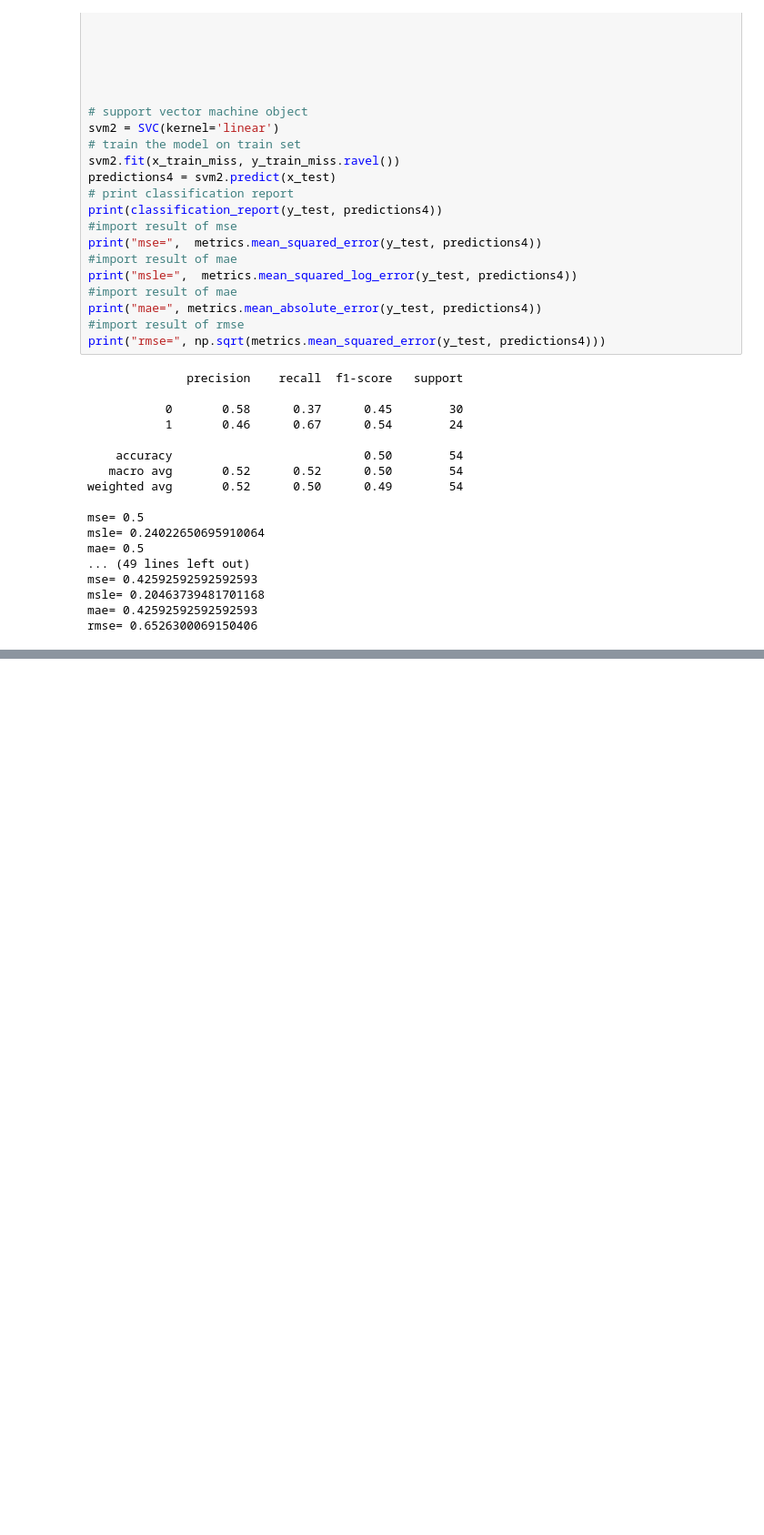
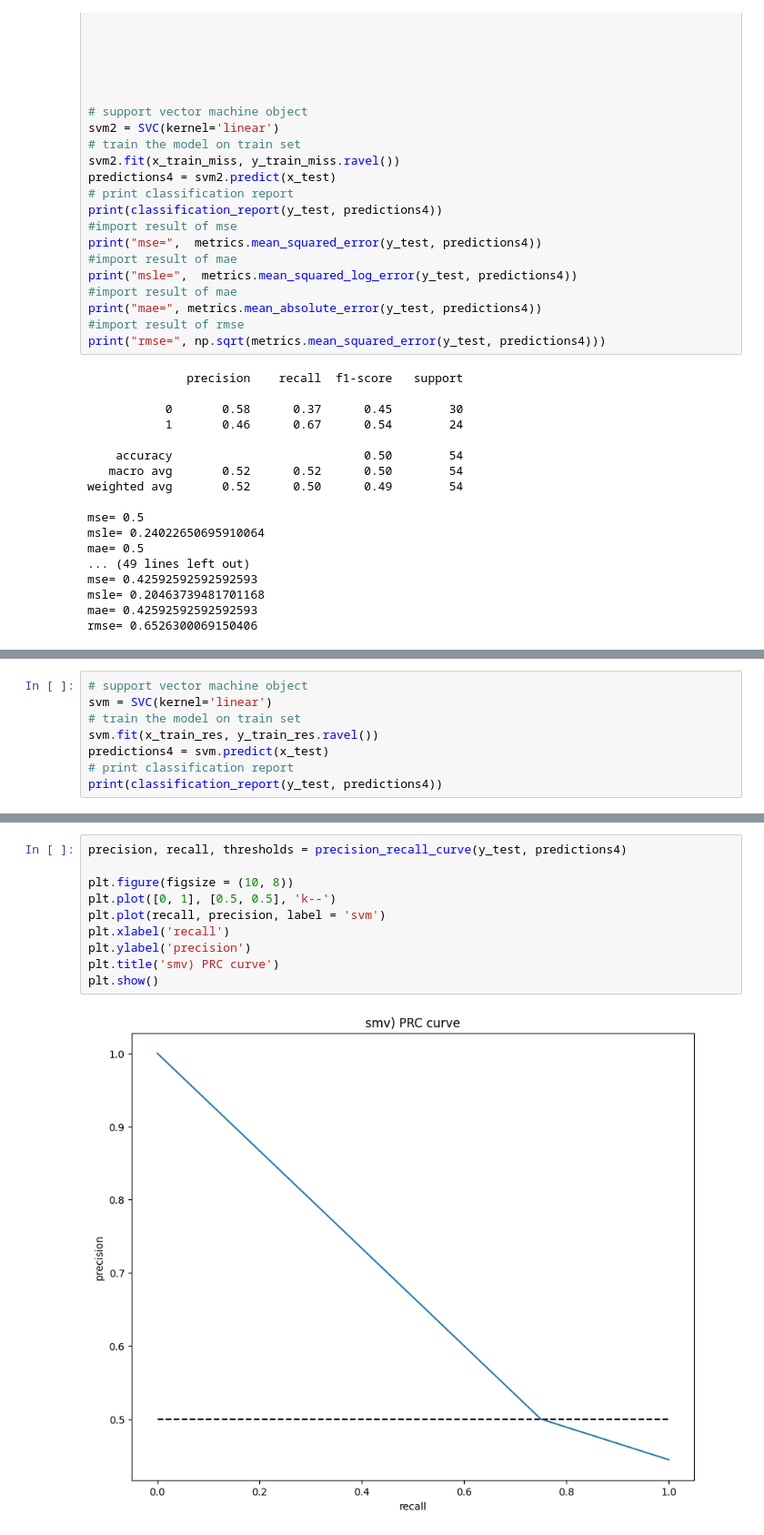
Before and after one commit to MoazzemhossainMoazz/EDGE_AI, a Jupyter notebook: Hart_disease_prediction_for_practice.ipynb, the cells around one changed output, grey strips where cells are left out. Shown at 91% size. Saved outputs shown, nothing was run; the diff lists cells and outputs as text; blank space fills up the shorter version.

Commit message:
Predict precision, recall, f1

```diff
--- a/Hart_disease_prediction_for_practice.ipynb
+++ b/Hart_disease_prediction_for_practice.ipynb
@@ -666,0 +673,8 @@ rmse= 0.6526300069150406
+# %%
+# support vector machine object
+svm = SVC(kernel='linear')
+# train the model on train set
+svm.fit(x_train_res, y_train_res.ravel())
+predictions4 = svm.predict(x_test)
+# print classification report
+print(classification_report(y_test, predictions4))
@@ -666,0 +704,12 @@ rmse= 0.6526300069150406
+# %%
+precision, recall, thresholds = precision_recall_curve(y_test, predictions4)
+
+plt.figure(figsize = (10, 8))
+plt.plot([0, 1], [0.5, 0.5], 'k--')
+plt.plot(recall, precision, label = 'svm')
+plt.xlabel('recall')
+plt.ylabel('precision')
+plt.title('smv) PRC curve')
+plt.show()
+# %% [output]
+[figure, added]
```
Also changed, not shown: parts of 3 cells of this notebook.
